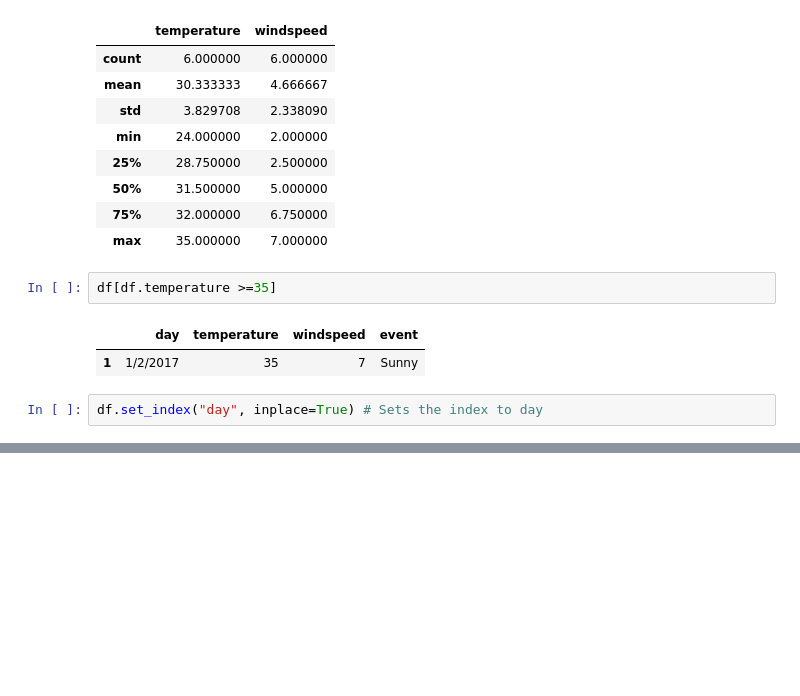
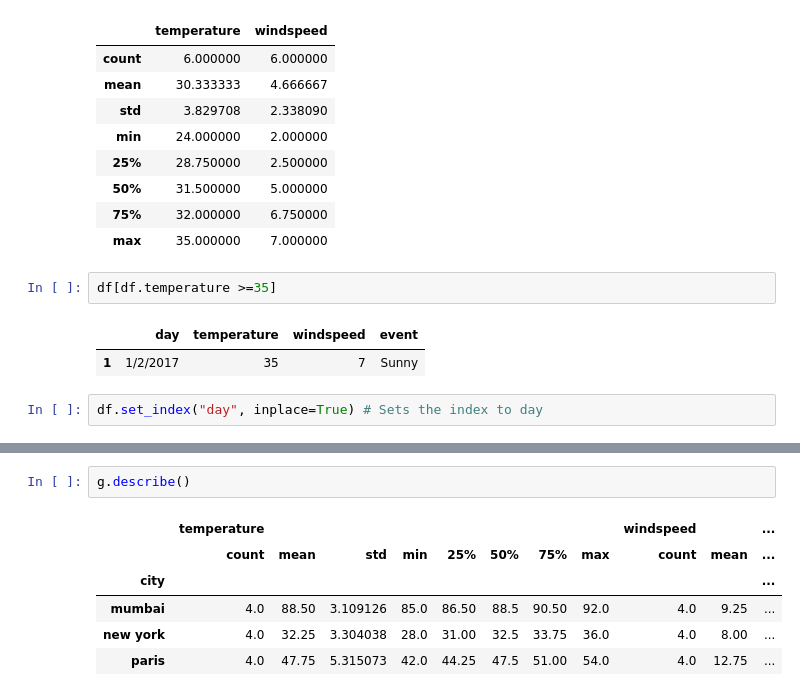
Before and after one commit to jenish2917/Python, a Jupyter notebook: jupyter notbook/Pandas.ipynb, the cells around one changed output, grey strips where cells are left out. Cells and saved outputs as stored; diff of their text form; blank space fills up the shorter version.

```diff
--- a/jupyter notbook/Pandas.ipynb
+++ b/jupyter notbook/Pandas.ipynb
@@ -126,0 +487,9 @@ df
+# %%
+g.describe()
+# %% [output]
+|  | temperature |  |  |  |  |  |  |  | windspeed |  | ... |
+|  | count | mean | std | min | 25% | 50% | 75% | max | count | mean | ... |
+| city |  |  |  |  |  |  |  |  |  |  | ... |
+| mumbai | 4.0 | 88.50 | 3.109126 | 85.0 | 86.50 | 88.5 | 90.50 | 92.0 | 4.0 | 9.25 | ... |
+| new york | 4.0 | 32.25 | 3.304038 | 28.0 | 31.00 | 32.5 | 33.75 | 36.0 | 4.0 | 8.00 | ... |
+| paris | 4.0 | 47.75 | 5.315073 | 42.0 | 44.25 | 47.5 | 51.00 | 54.0 | 4.0 | 12.75 | ... |
```
Also changed, not shown: parts of 41 cells of this notebook, 7 other files.
